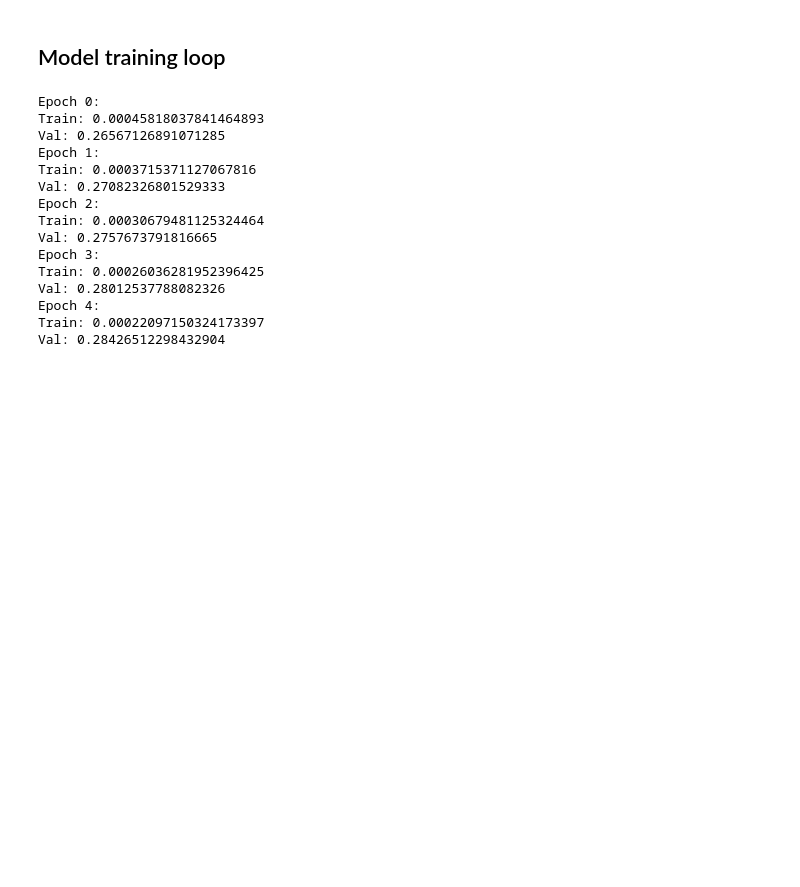
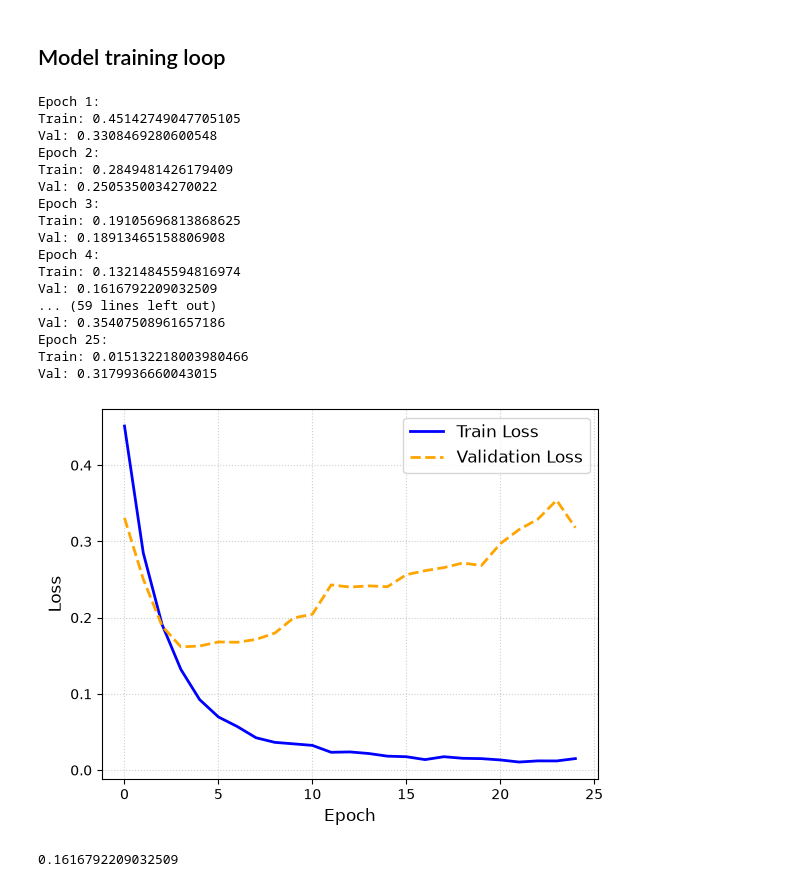
Before and after one commit to HubertPniewski/transformer-spam-filter, a Jupyter notebook: notebooks/01_data_exploration.ipynb, the cells around one changed output. Drawn from its saved outputs; the diff is of its cells as text; code cells hidden in the pictures; blank space fills up the shorter version.

Commit message:
Extended model (one more linear layer, droput), optimized net architecture, added stats and early cut

```diff
--- a/notebooks/01_data_exploration.ipynb
+++ b/notebooks/01_data_exploration.ipynb
@@ -10,7 +10,7 @@ val_set_size = 0.1; test_set_size = 0.1 # sizes of validation and test sets (fro
 batch_size = 32
 
 # training loop
-epochs = 5
+epochs = 25
 # %% [markdown]
 ## Data exploration
 # %%
@@ -190,16 +198,25 @@ Loss for the 1st batch: 0.631782054901123
 ## Model training loop
 # %%
 # create model
-model = SpamClassifier(vocab_size, 64, max_msg_length).to(device)
+model = SpamClassifier(vocab_size, 8, max_msg_length).to(device)
 # loss function
 criterion = nn.BCEWithLogitsLoss()
 # optimizer
 optimizer = optim.Adam(model.parameters(), lr=0.001)
+
+
+# looses tracking
+train_losses = []
+val_losses = []
+
+
+# early cut
+best_val_loss = float('inf')
 # %%
 for epoch in range(epochs):
     running_loss_train = 0.0
     running_loss_val = 0.0
-    print(f"Epoch {epoch}:")
+    print(f"Epoch {epoch+1}:")
 
     # training
     model.train() # set model to training mode
@@ -236,19 +253,49 @@ for epoch in range(epochs):
 
     running_loss_val /= len(val_dataloader)
     print(f"Val: {running_loss_val}")
+
+    # for graph
+    train_losses.append(running_loss_train)
+    val_losses.append(running_loss_val)
+
+    # early cut
+    if running_loss_val < best_val_loss:
+        best_val_loss = running_loss_val
+        torch.save(model.state_dict(), 'best_spam_model.pth')
 # %% [output]
-Epoch 0:
-Train: 0.00045818037841464893
-Val: 0.26567126891071285
 Epoch 1:
-Train: 0.0003715371127067816
-Val: 0.27082326801529333
+Train: 0.45142749047705105
+Val: 0.3308469280600548
 Epoch 2:
-Train: 0.00030679481125324464
-Val: 0.2757673791816665
+Train: 0.2849481426179409
+Val: 0.2505350034270022
 Epoch 3:
-Train: 0.00026036281952396425
-Val: 0.28012537788082326
+Train: 0.19105696813868625
+Val: 0.18913465158806908
 Epoch 4:
-Train: 0.00022097150324173397
-Val: 0.28426512298432904
+Train: 0.13214845594816974
+Val: 0.1616792209032509
+... (59 lines left out)
+Val: 0.35407508961657186
+Epoch 25:
+Train: 0.015132218003980466
+Val: 0.3179936660043015
+# %%
+# Looses graph
+import matplotlib.pyplot as plt
+
+plt.Figure()
+plt.plot(train_losses, label='Train Loss', color='blue', linewidth=2)
+plt.plot(val_losses, label='Validation Loss', color='orange', linestyle='--', linewidth=2)
+
+plt.xlabel('Epoch', fontsize=12)
+plt.ylabel('Loss', fontsize=12)
+plt.legend(fontsize=12)
+plt.grid(True, linestyle=':', alpha=0.6)
+
+plt.show()
+
+print(best_val_loss)
+# %% [output]
+[figure, added]
+0.1616792209032509
```
Also changed, not shown: parts of 3 cells of this notebook, 1 other file.
